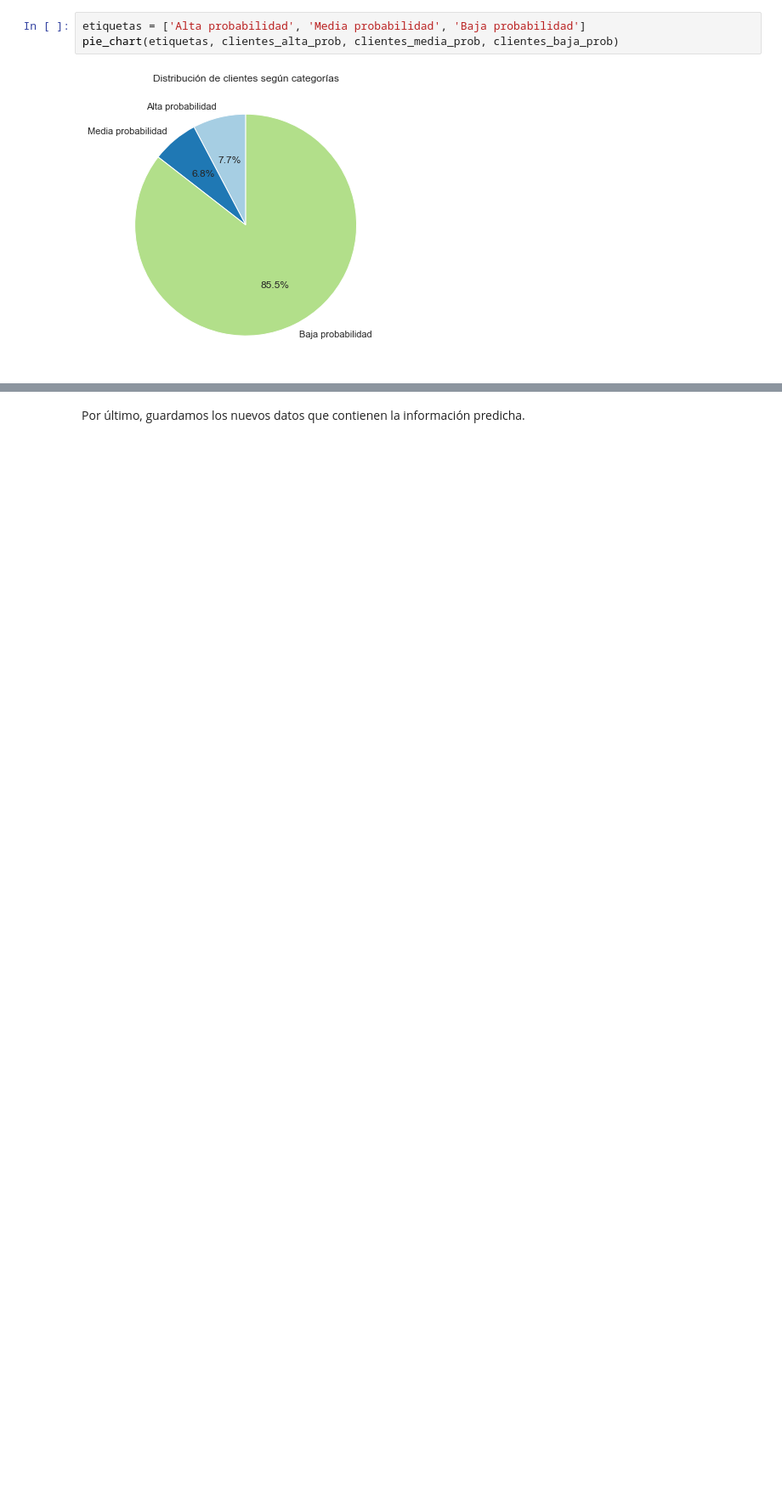
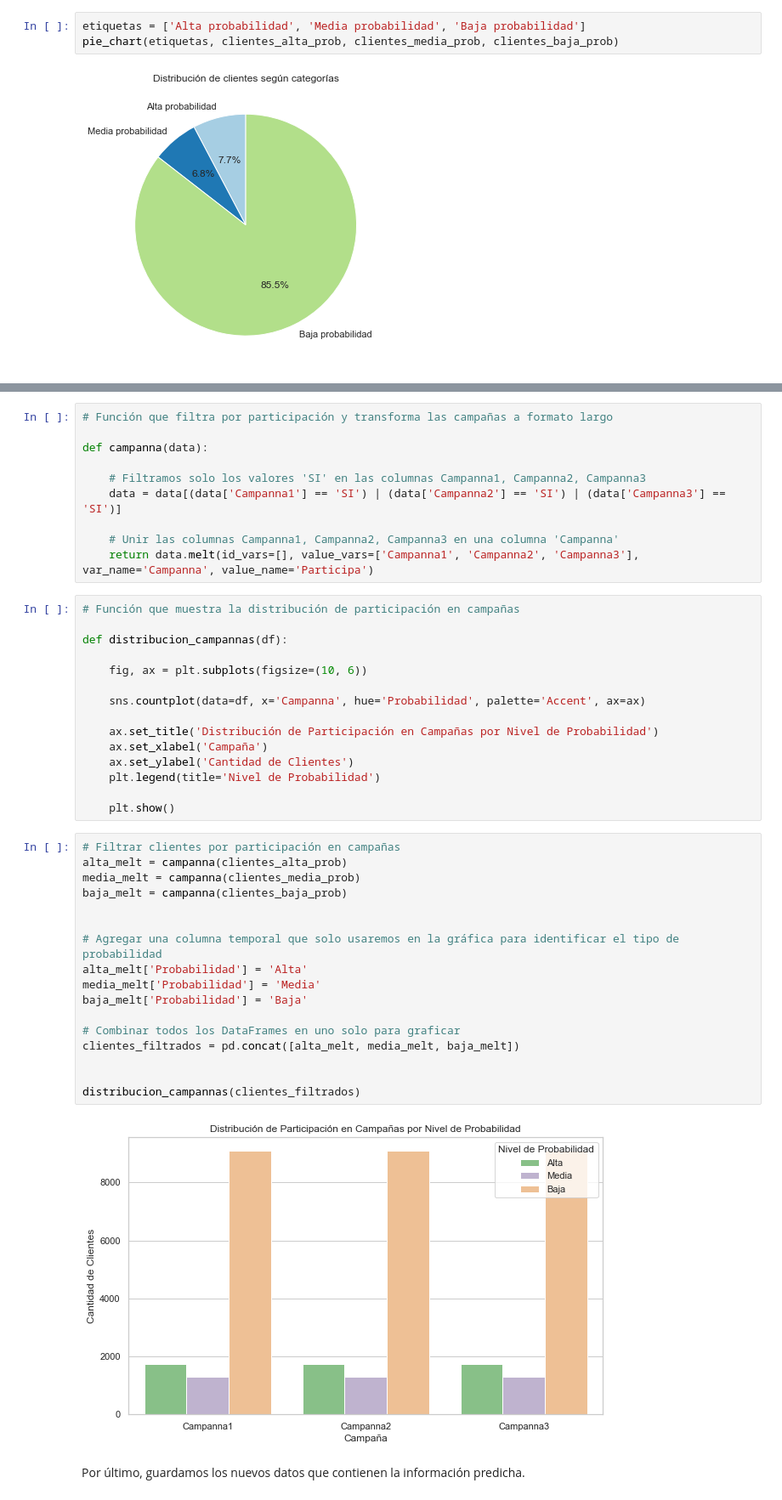
Before and after one commit to lauralardies/caso_practico_1, a Jupyter notebook: Caso Práctico/analisis/analisis_predicciones.ipynb, the cells around one changed output, grey strips where cells are left out. Shown at 85% size. Drawn from its saved outputs; the diff is of its cells as text; blank space fills up the shorter version.

```diff
--- a/Caso Práctico/analisis/analisis_predicciones.ipynb
+++ b/Caso Práctico/analisis/analisis_predicciones.ipynb
@@ -300,3 +295,47 @@ graficar_perfiles_clientes(clientes_baja_prob, '< 40%')
+# %%
+# Función que filtra por participación y transforma las campañas a formato largo
+
+def campanna(data):
+
+    # Filtramos solo los valores 'SI' en las columnas Campanna1, Campanna2, Campanna3
+    data = data[(data['Campanna1'] == 'SI') | (data['Campanna2'] == 'SI') | (data['Campanna3'] == 'SI')]
+
+    # Unir las columnas Campanna1, Campanna2, Campanna3 en una columna 'Campanna'
+    return data.melt(id_vars=[], value_vars=['Campanna1', 'Campanna2', 'Campanna3'], var_name='Campanna', value_name='Participa')
+# %%
+# Función que muestra la distribución de participación en campañas
+
+def distribucion_campannas(df):
+
+    fig, ax = plt.subplots(figsize=(10, 6))
+
+    sns.countplot(data=df, x='Campanna', hue='Probabilidad', palette='Accent', ax=ax)
+
+    ax.set_title('Distribución de Participación en Campañas por Nivel de Probabilidad')
+    ax.set_xlabel('Campaña')
+    ax.set_ylabel('Cantidad de Clientes')
+    plt.legend(title='Nivel de Probabilidad')
+
+    plt.show()
+# %%
+# Filtrar clientes por participación en campañas
+alta_melt = campanna(clientes_alta_prob)
+media_melt = campanna(clientes_media_prob)
+baja_melt = campanna(clientes_baja_prob)
+
+
+# Agregar una columna temporal que solo usaremos en la gráfica para identificar el tipo de probabilidad
+alta_melt['Probabilidad'] = 'Alta'
+media_melt['Probabilidad'] = 'Media'
+baja_melt['Probabilidad'] = 'Baja'
+
+# Combinar todos los DataFrames en uno solo para graficar
+clientes_filtrados = pd.concat([alta_melt, media_melt, baja_melt])
+
+
+distribucion_campannas(clientes_filtrados)
+# %% [output]
+[figure, added]
 # %% [markdown]
 Por último, guardamos los nuevos datos que contienen la información predicha.
 # %%
```
Also changed, not shown: parts of 21 cells of this notebook, 1 other file.
